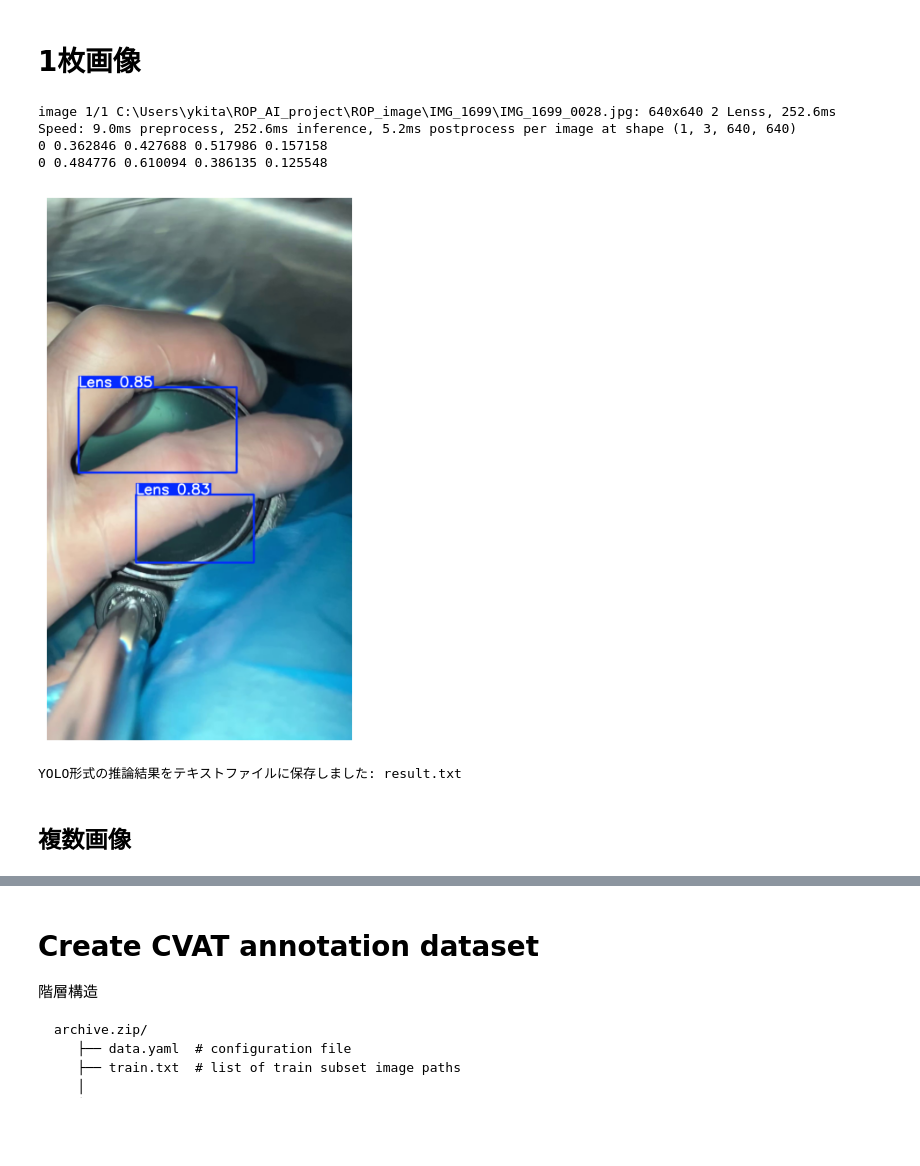
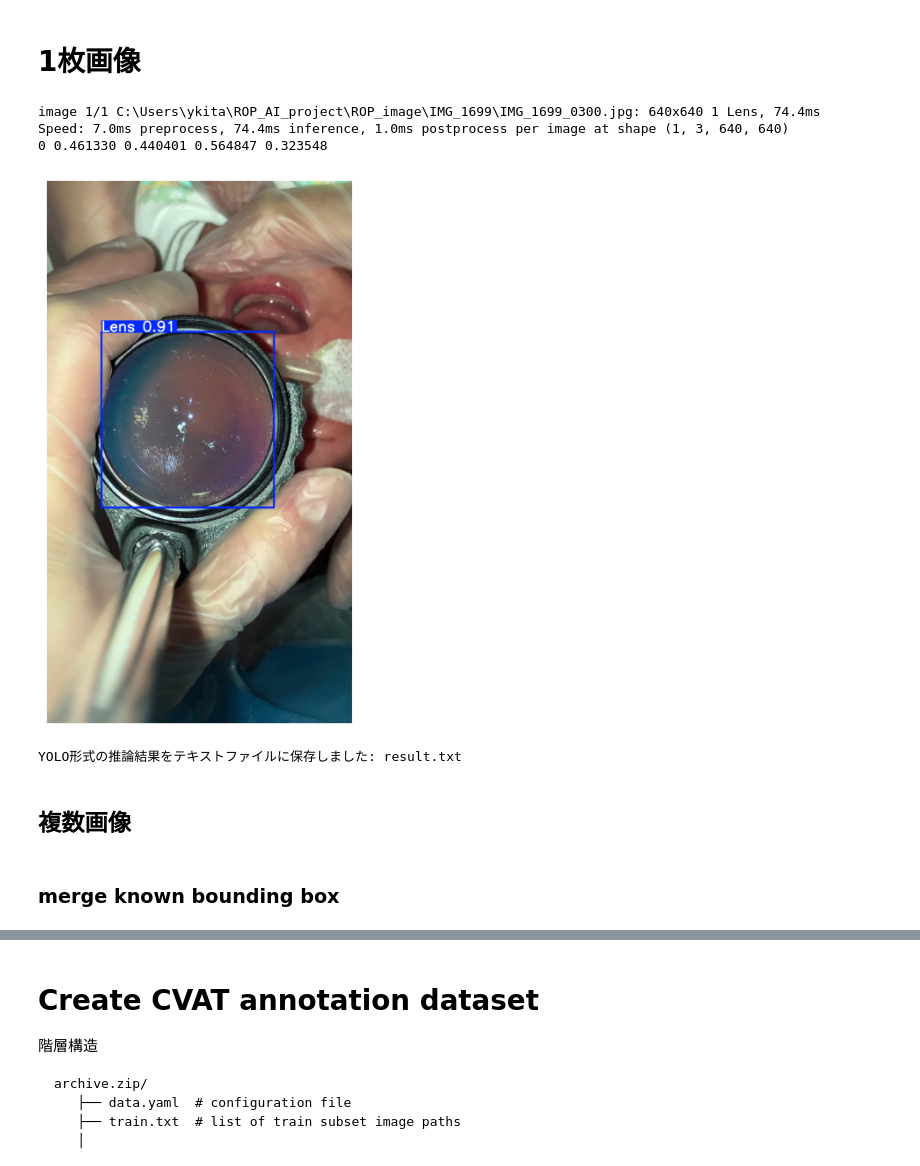
Before and after one commit to ykitaguchi77/ROP_AI_project, a Jupyter notebook: Inference_for_cvat_detection.ipynb, the cells around one changed output, grey strips where cells are left out. Drawn from its saved outputs; the diff is of its cells as text; code cells hidden in the pictures; blank space fills up the shorter version.

```diff
--- a/Inference_for_cvat_detection.ipynb
+++ b/Inference_for_cvat_detection.ipynb
@@ -27,7 +27,7 @@ except NameError:
     model = RTDETR(r"C:\Users\ykita\ROP_AI_project\models\rtdetr-l-1697_1703.pt")
 
 # 推論を実行: YOLOの推論
-image_path = r'C:\Users\ykita\ROP_AI_project\ROP_image\IMG_1699\IMG_1699_0028.jpg'
+image_path = r'C:\Users\ykita\ROP_AI_project\ROP_image\IMG_1699\IMG_1699_0300.jpg'
 results = model(image_path, save=False)
 
 for r in results:
@@ -40,38 +40,39 @@ for r in results:
 
         # YOLO形式: class x_center y_center width height
         # 小数点以下6桁で出力したい場合
         print(f"{cls_id} {x_center:.6f} {y_center:.6f} {width:.6f} {height:.6f}")
 
     # 検出結果を画像に描画して表示
     plt.figure(figsize=(12, 8))
     plt.imshow(cv2.cvtColor(r.plot(), cv2.COLOR_BGR2RGB))
     plt.axis('off')
     plt.show()
 
     # 結果の保存
     #cv2.imwrite('result.jpg', r.plot())
 
 # YOLO形式の推論結果をresult.txtに保存
 save_txt_path = 'result.txt'
 
 # YOLO形式の推論結果をテキストファイルに書き込み
 with open(save_txt_path, 'w') as f:
     for r in results:
         boxes = r.boxes  # YOLOv8系の出力
         for box in boxes:
             cls_id = int(box.cls[0])
             x_center, y_center, width, height = box.xywhn[0]
             # YOLO形式: class x_center y_center width height （小数点以下6桁）
             line = f"{cls_id} {x_center:.6f} {y_center:.6f} {width:.6f} {height:.6f}\n"
             f.write(line)
 
 print(f"YOLO形式の推論結果をテキストファイルに保存しました: {save_txt_path}")
 # %% [output]
-image 1/1 C:\Users\ykita\ROP_AI_project\ROP_image\IMG_1699\IMG_1699_0028.jpg: 640x640 2 Lenss, 252.6ms
-Speed: 9.0ms preprocess, 252.6ms inference, 5.2ms postprocess per image at shape (1, 3, 640, 640)
-0 0.362846 0.427688 0.517986 0.157158
-0 0.484776 0.610094 0.386135 0.125548
+image 1/1 C:\Users\ykita\ROP_AI_project\ROP_image\IMG_1699\IMG_1699_0300.jpg: 640x640 1 Lens, 74.4ms
+Speed: 7.0ms preprocess, 74.4ms inference, 1.0ms postprocess per image at shape (1, 3, 640, 640)
+0 0.461330 0.440401 0.564847 0.323548
-[figure, old version]
+[figure, new version]
 YOLO形式の推論結果をテキストファイルに保存しました: result.txt
 # %% [markdown]
 ## **複数画像**
+# %% [markdown]
+### merge known bounding box
```
Also changed, not shown: parts of 4 cells of this notebook, 1 other file.
